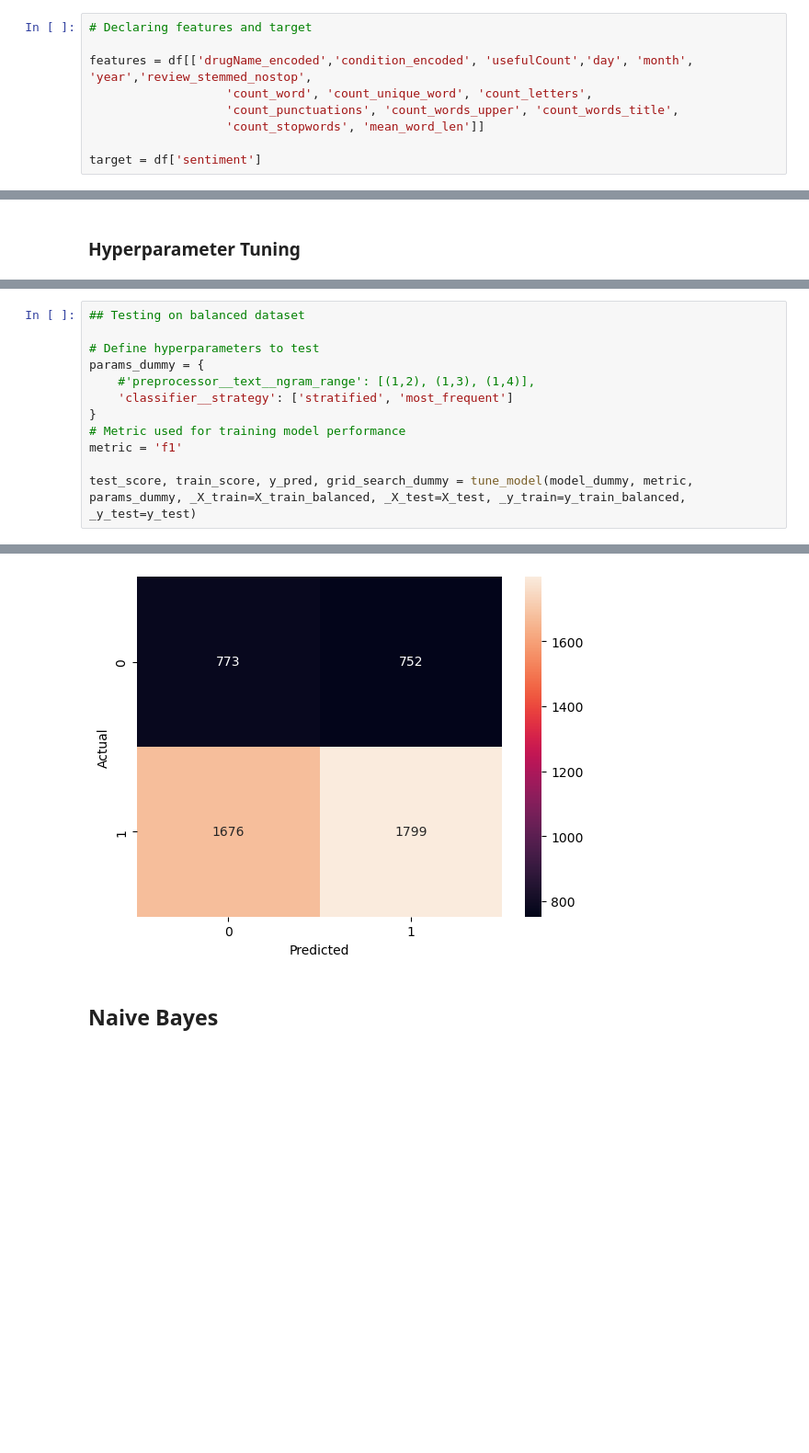
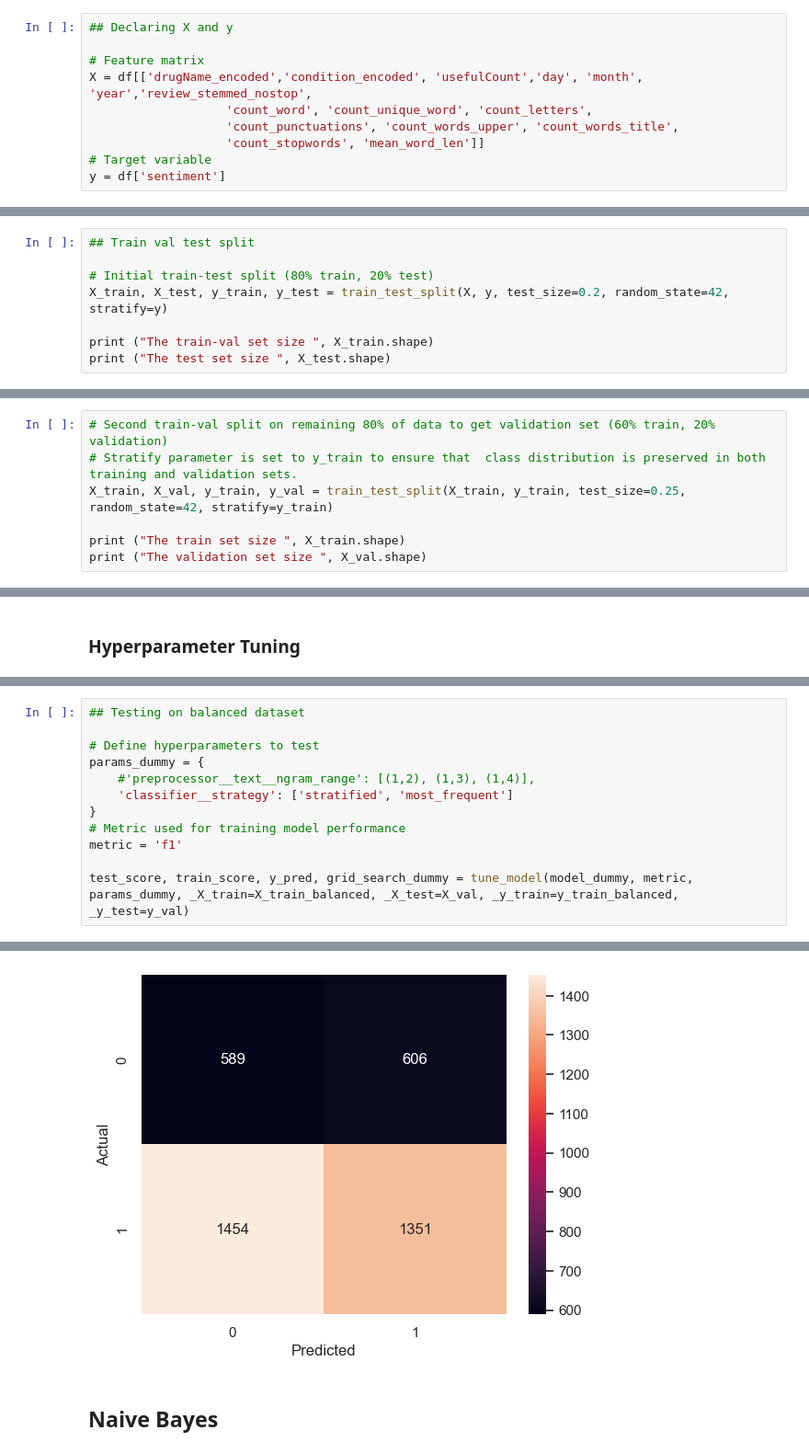
Before and after one commit to helenaglaring/AIML, a Jupyter notebook: AIML_drug_review.ipynb, the cells around one changed output, grey strips where cells are left out. Shown at 92% size. Cells and saved outputs as stored; diff of their text form; blank space fills up the shorter version.

```diff
--- a/AIML_drug_review.ipynb
+++ b/AIML_drug_review.ipynb
@@ -1148,12 +1152,13 @@ sample_df.to_csv('sampled_drug_review_dataset.csv', index=False)
 
 df = pd.read_csv('sampled_drug_review_dataset.csv')
 # %%
-# Declaring features and target
+## Declaring X and y
 
-features = df[['drugName_encoded','condition_encoded', 'usefulCount','day', 'month', 'year','review_stemmed_nostop',
+# Feature matrix
+X = df[['drugName_encoded','condition_encoded', 'usefulCount','day', 'month', 'year','review_stemmed_nostop',
                    'count_word', 'count_unique_word', 'count_letters',
                    'count_punctuations', 'count_words_upper', 'count_words_title',
                    'count_stopwords', 'mean_word_len']]
-
-target = df['sentiment']
+# Target variable
+y = df['sentiment']
 # %% [markdown]
@@ -1166,3 +1171,11 @@ print ("The Test set size ", X_test.shape)
 # %% [output]
 The Train set size  (15000, 15)
 The Test set size  (5000, 15)
+# %%
+## Train val test split
+
+# Initial train-test split (80% train, 20% test)
+X_train, X_test, y_train, y_test = train_test_split(X, y, test_size=0.2, random_state=42, stratify=y)
+
+print ("The train-val set size ", X_train.shape)
+print ("The test set size ", X_test.shape)
@@ -1168,0 +1185,7 @@ The Test set size  (5000, 15)
+# %%
+# Second train-val split on remaining 80% of data to get validation set (60% train, 20% validation)
+# Stratify parameter is set to y_train to ensure that  class distribution is preserved in both training and validation sets.
+X_train, X_val, y_train, y_val = train_test_split(X_train, y_train, test_size=0.25, random_state=42, stratify=y_train)
+
+print ("The train set size ", X_train.shape)
+print ("The validation set size ", X_val.shape)
@@ -1422,7 +1447,7 @@ params_dummy = {
 # Metric used for training model performance
 metric = 'f1'
 
-test_score, train_score, y_pred, grid_search_dummy = tune_model(model_dummy, metric, params_dummy, _X_train=X_train_balanced, _X_test=X_test, _y_train=y_train_balanced, _y_test=y_test)
+test_score, train_score, y_pred, grid_search_dummy = tune_model(model_dummy, metric, params_dummy, _X_train=X_train_balanced, _X_test=X_val, _y_train=y_train_balanced, _y_test=y_val)
 # %% [output]
 Best hyperparameters:
  {'classifier__strategy': 'stratified'}
@@ -1446,4 +1469,4 @@ Confusion Matrix:
-[figure, old version]
+[figure, new version]
 # %% [markdown]
 ## Naive Bayes
 # %% [markdown]
```
Also changed, not shown: parts of 26 cells of this notebook.
